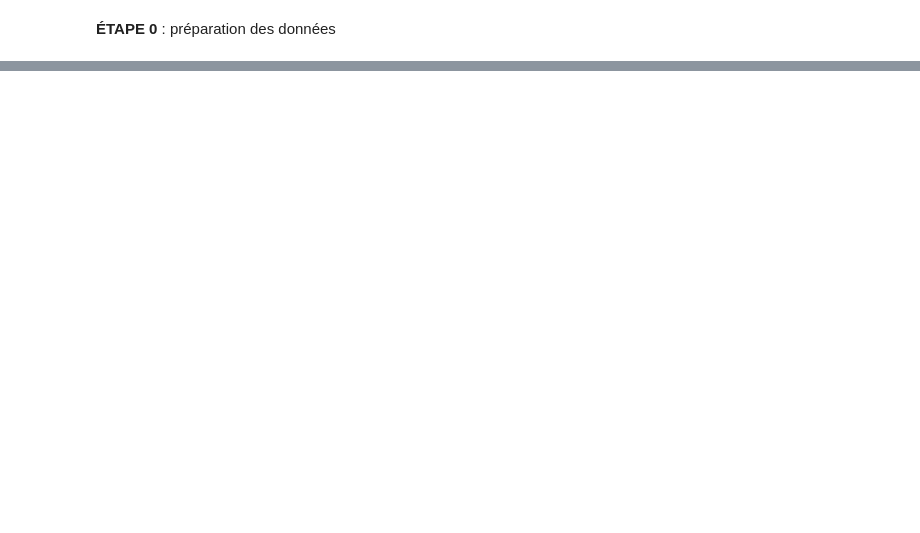
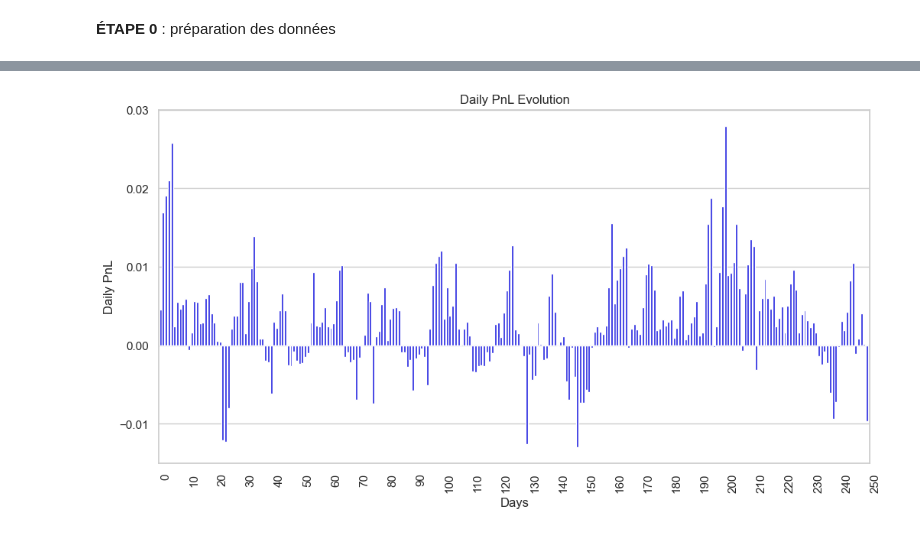
Before and after one commit to MohamedKeteb/Portfolio_clustering_project, a Jupyter notebook: Code/january.ipynb, the cells around one changed output, grey strips where cells are left out. Drawn from its saved outputs; the diff is of its cells as text; code cells hidden in the pictures; blank space fills up the shorter version.

Commit message:
bar_plot_daily_PnL

```diff
--- a/Code/january.ipynb
+++ b/Code/january.ipynb
@@ -117,0 +16,17 @@ portfolio_return.cumsum()
+# %%
+import warnings
+
+
+warnings.filterwarnings("ignore") ## so that there are no polluting warnings as output of this cell
+
+lookback_window_0 = [0, 50]
+number_of_clusters = 38
+sigma = 10e-2
+clustering_method = 'SPONGE'
+number_of_repetition = 20
+number_of_window=50
+evaluation_window = 5
+eta_values = np.linspace(0.001, 0.02, 20)
+np.set_printoptions(precision=4, suppress=True)
+
+overall_return, PnL, portfolio_value, sharpe_ratio, daily_PnL = process.sliding_window(df_cleaned=df_cleaned, lookback_window_0=lookback_window_0, number_of_clusters=number_of_clusters, sigma=sigma, clustering_method=clustering_method, number_of_repetition=number_of_repetition, number_of_window=number_of_window, evaluation_window=evaluation_window, eta=eta_values[4])
@@ -117,0 +82,28 @@ portfolio_return.cumsum()
+# %%
+import seaborn as sns
+import matplotlib.pyplot as plt
+import numpy as np
+
+# Création de l'axe des abscisses (nombre de jours)
+days = np.arange(1, len(daily_PnL) + 1)
+
+# Configuration de seaborn pour un style agréable
+sns.set(style="whitegrid")
+
+# Tracer l'évolution quotidienne de la PnL sous forme de diagramme à barres avec seaborn
+plt.figure(figsize=(12, 6))
+ax = sns.barplot(x=days, y=daily_PnL, color='blue', width=0.8)  # Ajustez la largeur ici
+
+# Rotation des étiquettes de l'axe des abscisses de 45 degrés avec un ajustement
+ax.set_xticks(np.arange(0,251,10))
+ax.set_xticklabels(ax.get_xticks(), rotation=90, ha='right', rotation_mode='anchor')
+
+# Ajouter des titres et des légendes
+plt.title('Daily PnL Evolution')
+plt.xlabel('Days')
+plt.ylabel('Daily PnL')
+
+# Afficher le graphique
+plt.show()
+# %% [output]
+[figure, added]
```
Also changed, not shown: parts of 12 cells of this notebook, 2 other files.
